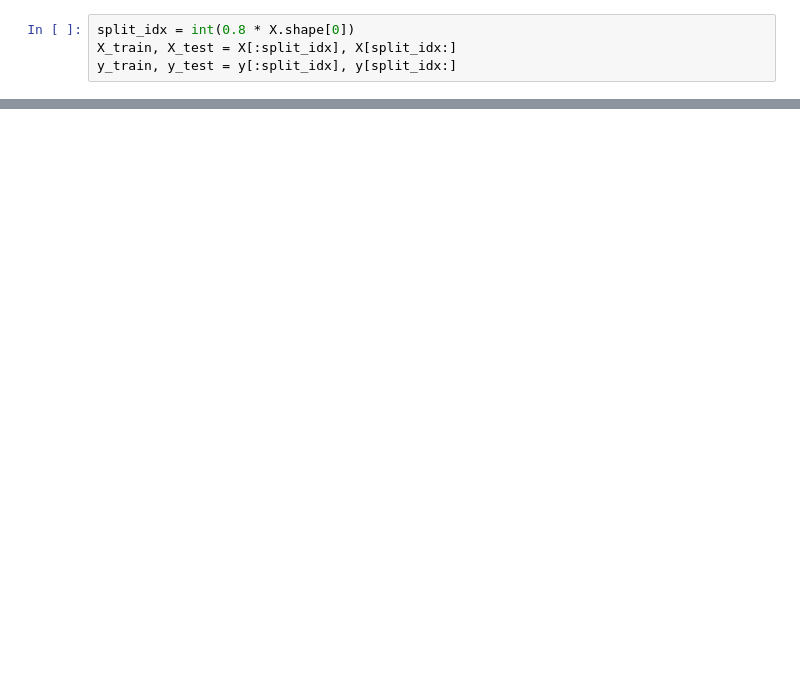
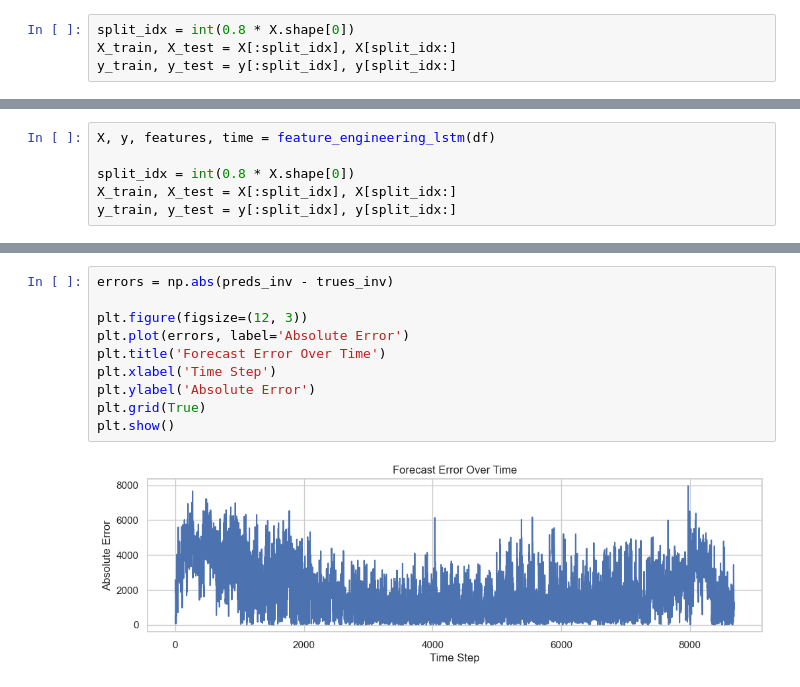
Before and after one commit to jaycob-melton/short-term-load-forecasting, a Jupyter notebook: notebooks/modeling.ipynb, the cells around one changed output, grey strips where cells are left out. Cells and saved outputs as stored; diff of their text form; blank space fills up the shorter version.

```diff
--- a/notebooks/modeling.ipynb
+++ b/notebooks/modeling.ipynb
@@ -604,0 +614,6 @@ Linear Regression MAPE: 0.81 %
+# %%
+X, y, features, time = feature_engineering_lstm(df)
+
+split_idx = int(0.8 * X.shape[0])
+X_train, X_test = X[:split_idx], X[split_idx:]
+y_train, y_test = y[:split_idx], y[split_idx:]
@@ -604,0 +685,12 @@ Linear Regression MAPE: 0.81 %
+# %%
+errors = np.abs(preds_inv - trues_inv)
+
+plt.figure(figsize=(12, 3))
+plt.plot(errors, label='Absolute Error')
+plt.title('Forecast Error Over Time')
+plt.xlabel('Time Step')
+plt.ylabel('Absolute Error')
+plt.grid(True)
+plt.show()
+# %% [output]
+[figure, added]
```
Also changed, not shown: parts of 30 cells of this notebook, 2 other files.
